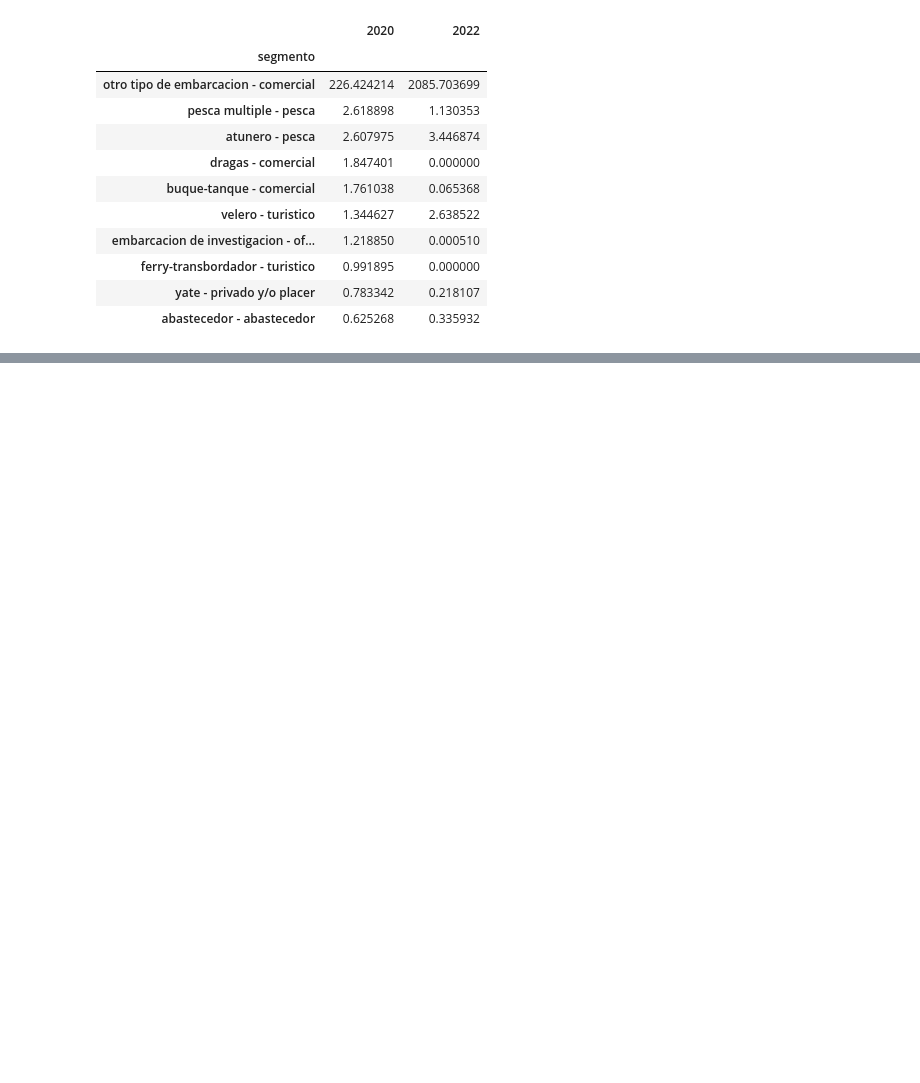
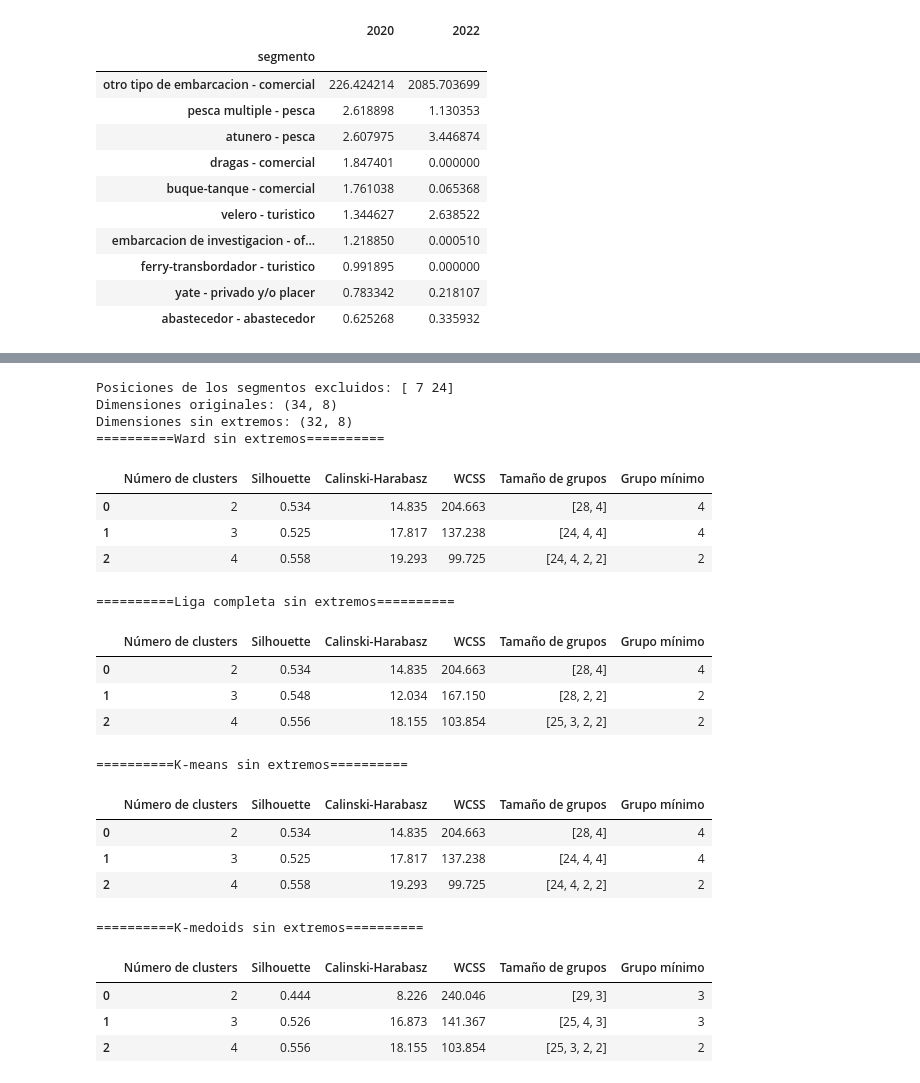
Before and after one commit to estebanto7/Repositorio_Reservas_Maritimas_Plantilla, a Jupyter notebook: notebooks/03_siniestralidad_conglomerados.ipynb, the cells around one changed output, grey strips where cells are left out. Saved outputs shown, nothing was run; the diff lists cells and outputs as text; code cells hidden in the pictures; blank space fills up the shorter version.

```diff
--- a/notebooks/03_siniestralidad_conglomerados.ipynb
+++ b/notebooks/03_siniestralidad_conglomerados.ipynb
@@ -444,0 +818,57 @@ heatmap_fig_spm.show()
+# %%
+# Escenario C: Eliminación de los segmentos con mayor siniestralidad
+
+# Identificamos los dos segmentos con mayor siniestralidad acumulada
+indices_extremos = np.argsort(np.asarray(X).sum(axis=1))[-2:]
+
+print("Posiciones de los segmentos excluidos:", indices_extremos)
+
+# Eliminamos temporalmente los dos segmentos
+X_sin_extremos = np.delete(
+    np.asarray(X), indices_extremos, axis=0
+)
+
+print("Dimensiones originales:", X.shape)
+print("Dimensiones sin extremos:", X_sin_extremos.shape)
+
+# Evaluamos nuevamente los cuatro métodos
+ward_sin = evaluar_modelo(X_sin_extremos, "Ward", 10)
+complete_sin = evaluar_modelo(X_sin_extremos, "Liga completa", 10)
+kmeans_sin = evaluar_modelo(X_sin_extremos, "K-means", 10)
+kmedoids_sin = evaluar_modelo(X_sin_extremos, "K-medoids", 10)
+
+print("==========Ward sin extremos==========")
+display(ward_sin.head(3))
+
+print("==========Liga completa sin extremos==========")
+display(complete_sin.head(3))
+
+print("==========K-means sin extremos==========")
+display(kmeans_sin.head(3))
+
+print("==========K-medoids sin extremos==========")
+display(kmedoids_sin.head(3))
+# %% [output]
+Posiciones de los segmentos excluidos: [ 7 24]
+Dimensiones originales: (34, 8)
+Dimensiones sin extremos: (32, 8)
+==========Ward sin extremos==========
+|  | Número de clusters | Silhouette | Calinski-Harabasz | WCSS | Tamaño de grupos | Grupo mínimo |
+| 0 | 2 | 0.534 | 14.835 | 204.663 | [28, 4] | 4 |
+| 1 | 3 | 0.525 | 17.817 | 137.238 | [24, 4, 4] | 4 |
+| 2 | 4 | 0.558 | 19.293 | 99.725 | [24, 4, 2, 2] | 2 |
+==========Liga completa sin extremos==========
+|  | Número de clusters | Silhouette | Calinski-Harabasz | WCSS | Tamaño de grupos | Grupo mínimo |
+| 0 | 2 | 0.534 | 14.835 | 204.663 | [28, 4] | 4 |
+| 1 | 3 | 0.548 | 12.034 | 167.150 | [28, 2, 2] | 2 |
+| 2 | 4 | 0.556 | 18.155 | 103.854 | [25, 3, 2, 2] | 2 |
+==========K-means sin extremos==========
+|  | Número de clusters | Silhouette | Calinski-Harabasz | WCSS | Tamaño de grupos | Grupo mínimo |
+| 0 | 2 | 0.534 | 14.835 | 204.663 | [28, 4] | 4 |
+| 1 | 3 | 0.525 | 17.817 | 137.238 | [24, 4, 4] | 4 |
+| 2 | 4 | 0.558 | 19.293 | 99.725 | [24, 4, 2, 2] | 2 |
+==========K-medoids sin extremos==========
+|  | Número de clusters | Silhouette | Calinski-Harabasz | WCSS | Tamaño de grupos | Grupo mínimo |
+| 0 | 2 | 0.444 | 8.226 | 240.046 | [29, 3] | 3 |
+| 1 | 3 | 0.526 | 16.873 | 141.367 | [25, 4, 3] | 3 |
+| 2 | 4 | 0.556 | 18.155 | 103.854 | [25, 3, 2, 2] | 2 |
```
Also changed, not shown: parts of 48 cells of this notebook, 2 other files.
